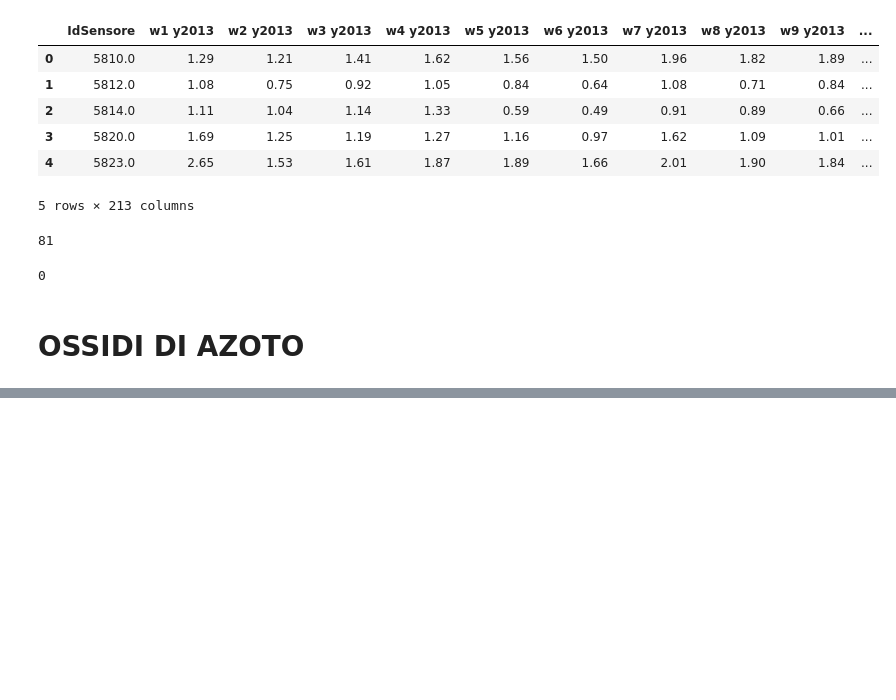
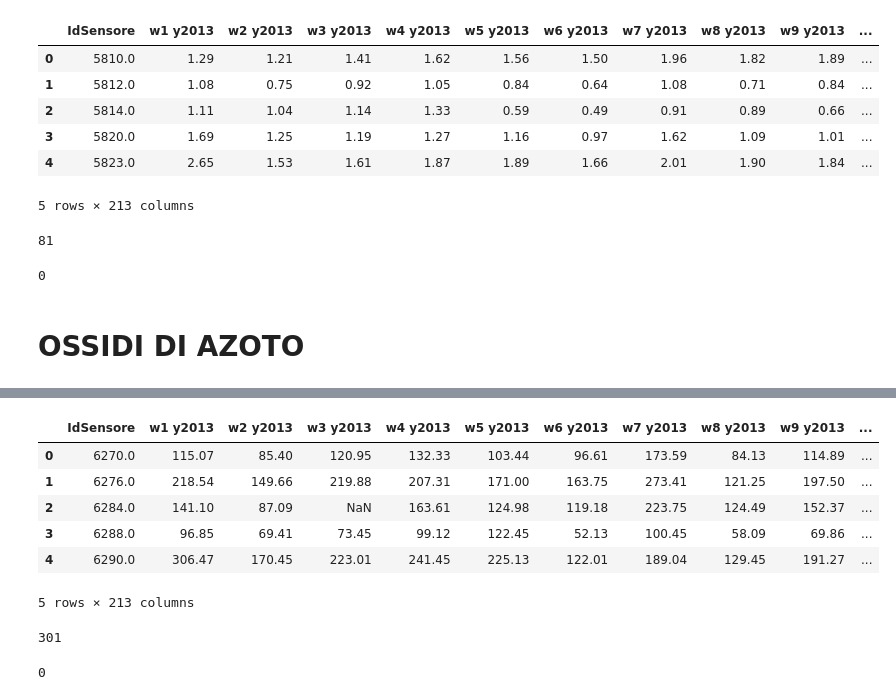
Before and after one commit to LGpolimi/HHE_DSLAB_project_AA2324, a Jupyter notebook: Final_preparation_air_quality.ipynb, the cells around one changed output, grey strips where cells are left out. Cells and saved outputs as stored; diff of their text form; code cells hidden in the pictures; blank space fills up the shorter version.

Commit message:
Worked on ossidi di azoto

```diff
--- a/Final_preparation_air_quality.ipynb
+++ b/Final_preparation_air_quality.ipynb
@@ -228,0 +235,39 @@ means_ossidi_di_azoto.head()
+# %%
+#w5 y2014 is missing
+#w18,19 y2014 are missing
+#w6 y2015 is missing
+
+## Select column named w5 y2014 and place it just after the column named w4 y2014
+n_column = means_ossidi_di_azoto.columns.get_loc('w4 y2014')
+w5_2014_column = means_ossidi_di_azoto.pop('w5 y2014')
+means_ossidi_di_azoto.insert(n_column + 1, 'w5 y2014', w5_2014_column)
+
+## Select column named w18 y2014 and place it just after the column named w17 y2014
+n2_column = means_ossidi_di_azoto.columns.get_loc('w17 y2014')
+w18_2014_column = means_ossidi_di_azoto.pop('w18 y2014')
+means_ossidi_di_azoto.insert(n2_column + 1, 'w18 y2014', w18_2014_column)
+
+## Select column named w19 y2014 and place it just after the column named w18 y2014
+n3_column = means_ossidi_di_azoto.columns.get_loc('w18 y2014')
+w19_2014_column = means_ossidi_di_azoto.pop('w19 y2014')
+means_ossidi_di_azoto.insert(n3_column + 1, 'w19 y2014', w19_2014_column)
+
+## Select column named w6 y2015 and place it just after the column named w5 y2015
+n4_column = means_ossidi_di_azoto.columns.get_loc('w5 y2015')
+w6_2015_column = means_ossidi_di_azoto.pop('w6 y2015')
+means_ossidi_di_azoto.insert(n4_column + 1, 'w6 y2015', w6_2015_column)
+
+means_ossidi_di_azoto.head()
+# %% [output]
+|  | IdSensore | w1 y2013 | w2 y2013 | w3 y2013 | w4 y2013 | w5 y2013 | w6 y2013 | w7 y2013 | w8 y2013 | w9 y2013 | ... |
+| 0 | 6270.0 | 115.07 | 85.40 | 120.95 | 132.33 | 103.44 | 96.61 | 173.59 | 84.13 | 114.89 | ... |
+| 1 | 6276.0 | 218.54 | 149.66 | 219.88 | 207.31 | 171.00 | 163.75 | 273.41 | 121.25 | 197.50 | ... |
+| 2 | 6284.0 | 141.10 | 87.09 | NaN | 163.61 | 124.98 | 119.18 | 223.75 | 124.49 | 152.37 | ... |
+| 3 | 6288.0 | 96.85 | 69.41 | 73.45 | 99.12 | 122.45 | 52.13 | 100.45 | 58.09 | 69.86 | ... |
+| 4 | 6290.0 | 306.47 | 170.45 | 223.01 | 241.45 | 225.13 | 122.01 | 189.04 | 129.45 | 191.27 | ... |
+5 rows × 213 columns
+# %%
+## Count missing values
+means_ossidi_di_azoto.isnull().sum().sum()
+# %% [output]
+301
@@ -228,0 +277,5 @@ means_ossidi_di_azoto.head()
+# %%
+## Count missing values
+means_ossidi_di_azoto_imputed.isnull().sum().sum()
+# %% [output]
+0
```
Also changed, not shown: parts of 4 cells of this notebook, 1 other file.
